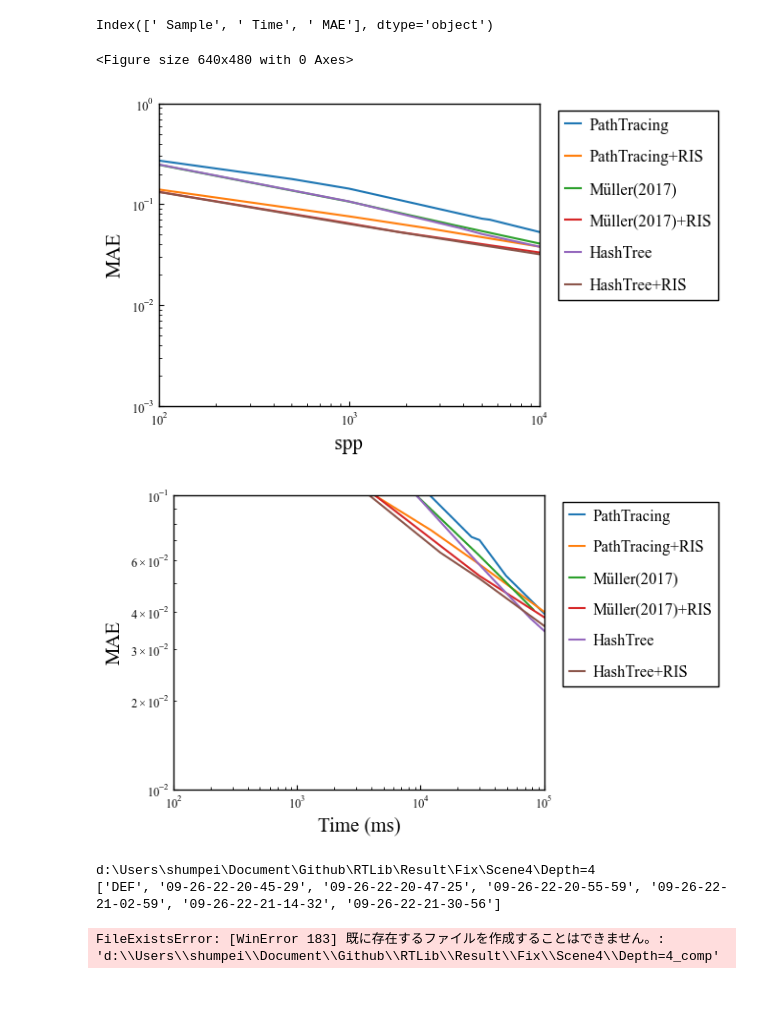
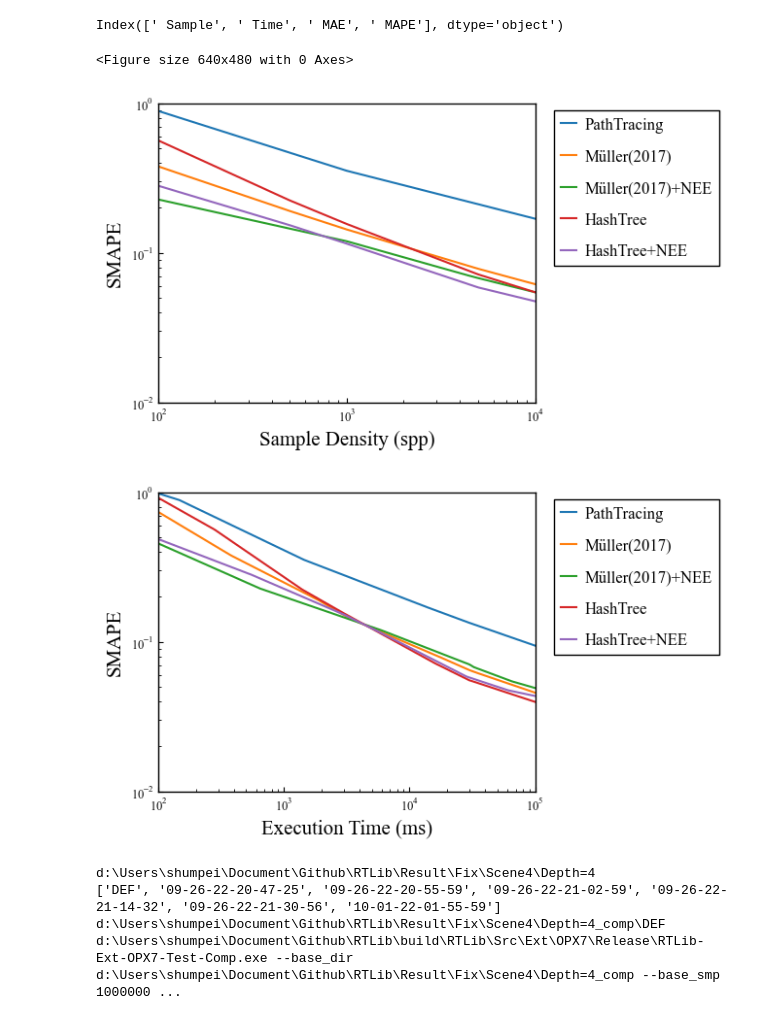
Before and after one commit to sugita-shumpei/RTLib, a Jupyter notebook: Result/Fix/Scene4/Depth=4/Analyze.ipynb, the cells around one changed output. Cells and saved outputs as stored; diff of their text form; code cells hidden in the pictures.

```diff
--- a/Result/Fix/Scene4/Depth=4/Analyze.ipynb
+++ b/Result/Fix/Scene4/Depth=4/Analyze.ipynb
@@ -11,6 +36,6 @@ import shutil
 # %%
 # CSV
-pd_res_csv  = pd.read_csv('./Result.csv',dtype={'Type':str,' Sample':np.int64,' Time':np.int64,' MAE':np.float32})
+pd_res_csv  = pd.read_csv('./Result.csv',dtype={'Type':str,' Sample':np.int64,' Time':np.int64,' MAE':np.float32,' MAPE':np.float32})
 # %%
 pd_res_map = dict()
 columns = ['DEF','RIS','PGDEF','PGNEE','PGRIS','HTDEF','HTNEE','HTRIS']
@@ -26,11 +51,11 @@ column_to_labels['HTNEE']='HashTree+NEE'
 column_to_labels['HTRIS']='HashTree+RIS'
 for column in columns:
     if column in set(pd_res_csv['Type']):
-        pd_res_map[column] = pd_res_csv[pd_res_csv['Type']==column].iloc[:, [1,2,3]]
+        pd_res_map[column] = pd_res_csv[pd_res_csv['Type']==column].iloc[:, [1,2,3,4]]
 
 print(pd_res_map['DEF'].columns)
 # %% [output]
-Index([' Sample', ' Time', ' MAE'], dtype='object')
+Index([' Sample', ' Time', ' MAE', ' MAPE'], dtype='object')
 # %%
 plt.rcParams['font.family'] = 'Times New Roman' # font familyの設定
 plt.rcParams['mathtext.fontset'] = 'stix' # math fontの設定
@@ -57,34 +82,36 @@ fig_spp = plt.figure(figsize=(5,4))
 ax_spp = fig_spp.add_subplot()
 for column in columns:
     if column in pd_res_map:
-        pd_res_map[column].plot(ax = ax_spp, x=' Sample',y=' MAE', label=column_to_labels[column])
+        pd_res_map[column].plot(ax = ax_spp, x=' Sample',y=' MAPE', label=column_to_labels[column])
 
 ax_spp.legend(bbox_to_anchor=(1.05, 0.85, 0.375, 0.125), loc='upper left', borderaxespad=0, ncol=1,fontsize=12)
-ax_spp.set_xlabel("spp")
-ax_spp.set_ylabel("MAE")
+ax_spp.set_xlabel("Sample Density (spp)")
+ax_spp.set_ylabel("SMAPE")
 ax_spp.set_xlim(100,10000)
-ax_spp.set_ylim(0.001,1.0)
+ax_spp.set_ylim(0.01,1.0)
 ax_spp.set_xscale('log')
 ax_spp.set_yscale('log')
 fig_spp.show()
-fig_spp.savefig('result_fig_spp_cornell.eps', bbox_inches='tight')
+fig_spp.savefig('result_fig_spp_cornell_smape.eps', bbox_inches='tight')
+fig_spp.savefig('result_fig_spp_cornell_smape.svg', bbox_inches='tight')
 # %% [output]
-[figure, old version]
+[figure, new version]
 # %%
 fig_sec = plt.figure(figsize=(5,4))
 ax_sec = fig_sec.add_subplot()
 for column in columns:
     if column in pd_res_map:
-        pd_res_map[column].plot(ax = ax_sec, x=' Time',y=' MAE', label=column_to_labels[column])
+        pd_res_map[column].plot(ax = ax_sec, x=' Time',y=' MAPE', label=column_to_labels[column])
 
 ax_sec.legend(bbox_to_anchor=(1.05, 0.85, 0.375, 0.125), loc='upper left', borderaxespad=0, ncol=1,fontsize=12)
-ax_sec.set_xlabel("Time (ms)")
-ax_sec.set_ylabel("MAE")
+ax_sec.set_xlabel("Execution Time (ms)")
+ax_sec.set_ylabel("SMAPE")
 ax_sec.set_xlim(100,100000)
-ax_sec.set_ylim(0.01,0.1)
+ax_sec.set_ylim(0.01,1)
 ax_sec.set_xscale('log')
 ax_sec.set_yscale('log')
 fig_sec.show()
-fig_sec.savefig('result_fig_sec_cornell.eps', bbox_inches='tight')
+fig_sec.savefig('result_fig_sec_cornell_smape.eps', bbox_inches='tight')
+fig_sec.savefig('result_fig_sec_cornell_smape.svg', bbox_inches='tight')
 # %% [output]
-[figure, old version]
+[figure, new version]
@@ -110,10 +157,14 @@ for res_dir in os.listdir(cur_dir):
                     dir_for_copys.append(res_dir)
 
 print(dir_for_copys)
+shutil.rmtree(cur_dir+'_comp')
 os.makedirs(cur_dir+'_comp')
+shutil.copyfile(cur_dir+'\\Analyze.py',cur_dir+'_comp\\Analyze.py')
 for dir in dir_for_copys:
     shutil.copytree(cur_dir+'\\'+dir, cur_dir+'_comp\\'+dir)
+!python {cur_dir+'_comp/Analyze.py'}
 # %% [output]
 d:\Users\shumpei\Document\Github\RTLib\Result\Fix\Scene4\Depth=4
-['DEF', '09-26-22-20-45-29', '09-26-22-20-47-25', '09-26-22-20-55-59', '09-26-22-21-02-59', '09-26-22-21-14-32', '09-26-22-21-30-56']
+['DEF', '09-26-22-20-47-25', '09-26-22-20-55-59', '09-26-22-21-02-59', '09-26-22-21-14-32', '09-26-22-21-30-56', '10-01-22-01-55-59']
+d:\Users\shumpei\Document\Github\RTLib\Result\Fix\Scene4\Depth=4_comp\DEF
+d:\Users\shumpei\Document\Github\RTLib\build\RTLib\Src\Ext\OPX7\Release\RTLib-Ext-OPX7-Test-Comp.exe --base_dir d:\Users\shumpei\Document\Github\RTLib\Result\Fix\Scene4\Depth=4_comp --base_smp 1000000 ...
-FileExistsError: [WinError 183] 既に存在するファイルを作成することはできません。: 'd:\\Users\\shumpei\\Document\\Github\\RTLib\\Result\\Fix\\Scene4\\Depth=4_comp'
```
Also changed, not shown: parts of 4 cells of this notebook, 4 other files.
